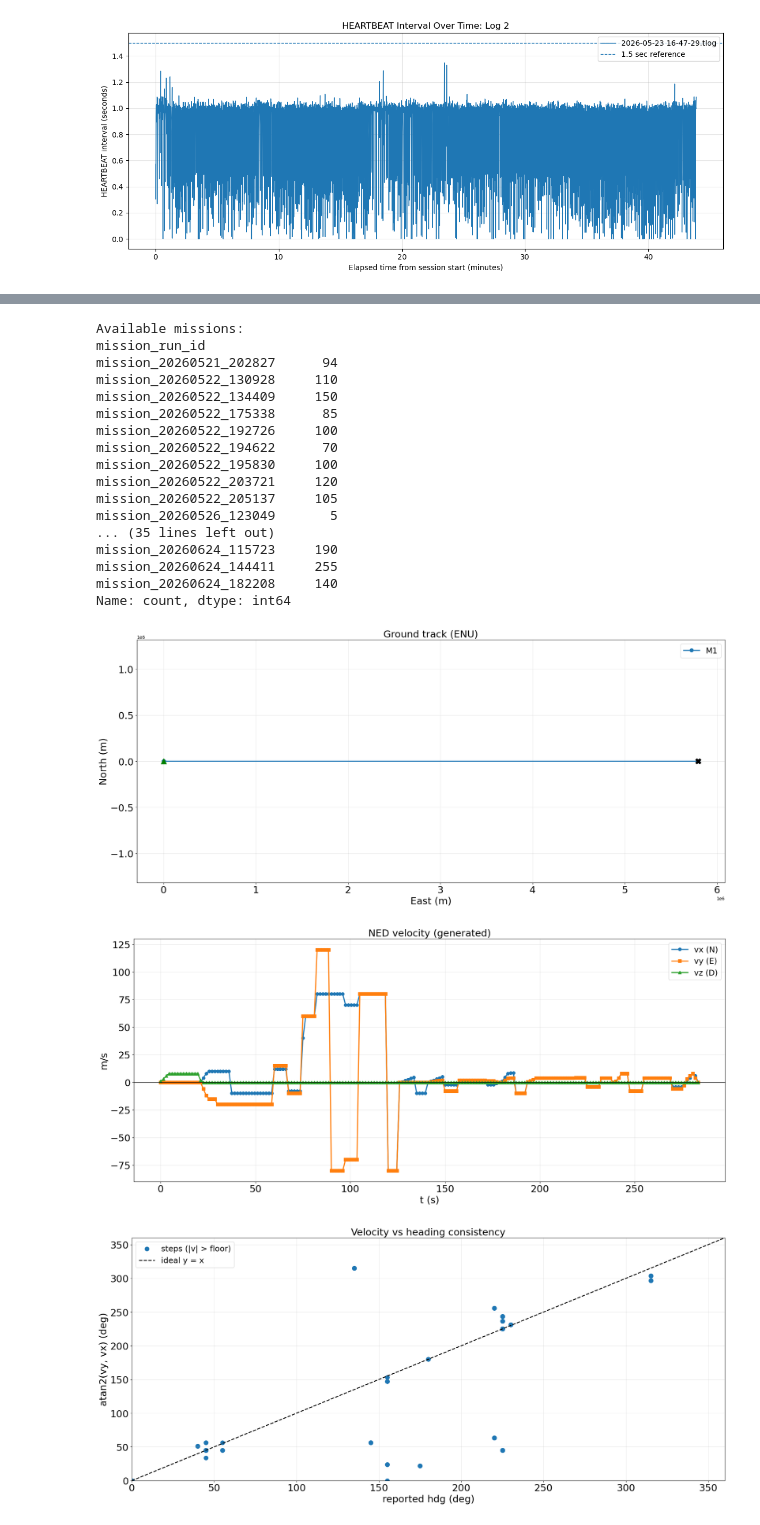
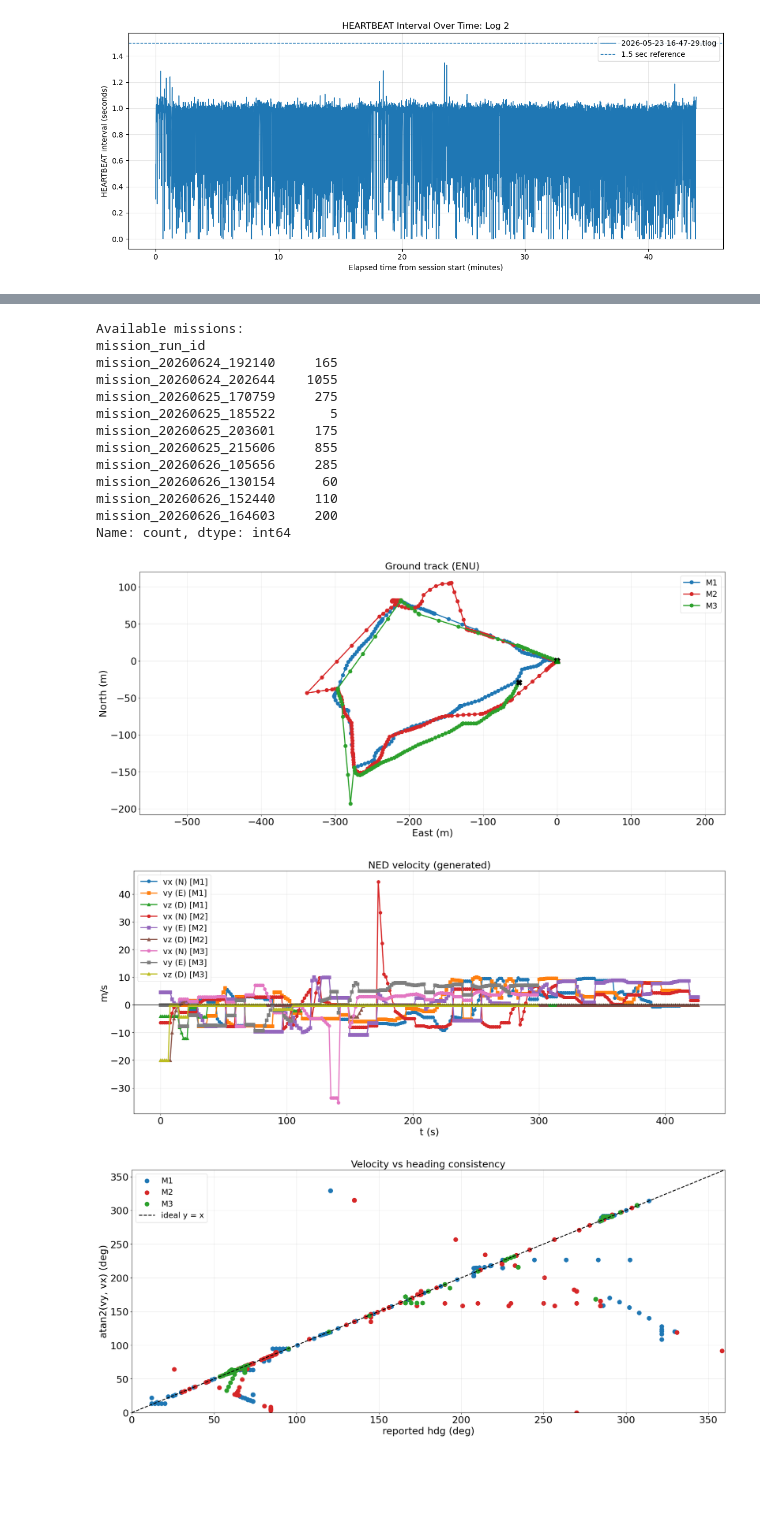
Before and after one commit to dipansadekeen/UAV_HP, a Jupyter notebook: evaluation/evaluation1.ipynb, the cells around one changed output, grey strips where cells are left out. Cells and saved outputs as stored; diff of their text form; code cells hidden in the pictures; blank space fills up the shorter version.

```diff
--- a/evaluation/evaluation1.ipynb
+++ b/evaluation/evaluation1.ipynb
@@ -5298,7 +5414,8 @@ MAX_MISSIONS = None
 SELECTED_MISSIONS = {
     "M1": "mission_20260625_170759",
     # "M1": "mission_20260609_144632",
-    "M2": "mission_20260626_105656"
+    "M2": "mission_20260626_105656",
+    "M3": "mission_20260626_164603"
 }
 
 
@@ -5597,47 +5714,43 @@ def render_all(missions=SELECTED_MISSIONS, path=INPUT_CSV, out_dir=OUT_DIR,
     """Load the selected runs and save all plots into out_dir.
     Filenames are suffixed with the joined run labels."""
     g = load(missions, path=path, side=side, max_missions=max_missions)
     tag = "_".join(dict.fromkeys(g[LABEL_COL]))  # ordered, de-duplicated
 
     for name, fn in PLOTS.items():
         fn(g)
         plt.tight_layout()
         plt.savefig(out_dir / f"{name}_{tag}.png", dpi=110,
                     bbox_inches="tight", facecolor="white")
         plt.show() if show else plt.close()
 
     plot_trajectory_3d(g)
     plt.tight_layout()
     plt.savefig(out_dir / f"trajectory3d_{tag}.png", dpi=110,
                 bbox_inches="tight", facecolor="white")
     plt.show() if show else plt.close()
 
     print(f"Saved {len(PLOTS) + 1} plots for [{tag}] -> {out_dir}/")
     return g
 
 
 if __name__ == "__main__":
     print("Available missions:")
     print(list_missions())
     render_all(show=True)
 # %% [output]
 Available missions:
 mission_run_id
-mission_20260521_202827      94
-mission_20260522_130928     110
-mission_20260522_134409     150
-mission_20260522_175338      85
-mission_20260522_192726     100
-mission_20260522_194622      70
-mission_20260522_195830     100
-mission_20260522_203721     120
-mission_20260522_205137     105
-mission_20260526_123049       5
-... (35 lines left out)
-mission_20260624_115723     190
-mission_20260624_144411     255
-mission_20260624_182208     140
+mission_20260624_192140     165
+mission_20260624_202644    1055
+mission_20260625_170759     275
+mission_20260625_185522       5
+mission_20260625_203601     175
+mission_20260625_215606     855
+mission_20260626_105656     285
+mission_20260626_130154      60
+mission_20260626_152440     110
+mission_20260626_164603     200
 Name: count, dtype: int64
-[figure, old version]
+[figure, new version]
-[figure, old version]
+[figure, new version]
-[figure, old version]
+[figure, new version]
```
Also changed, not shown: parts of 3 cells of this notebook, 7 other files.
